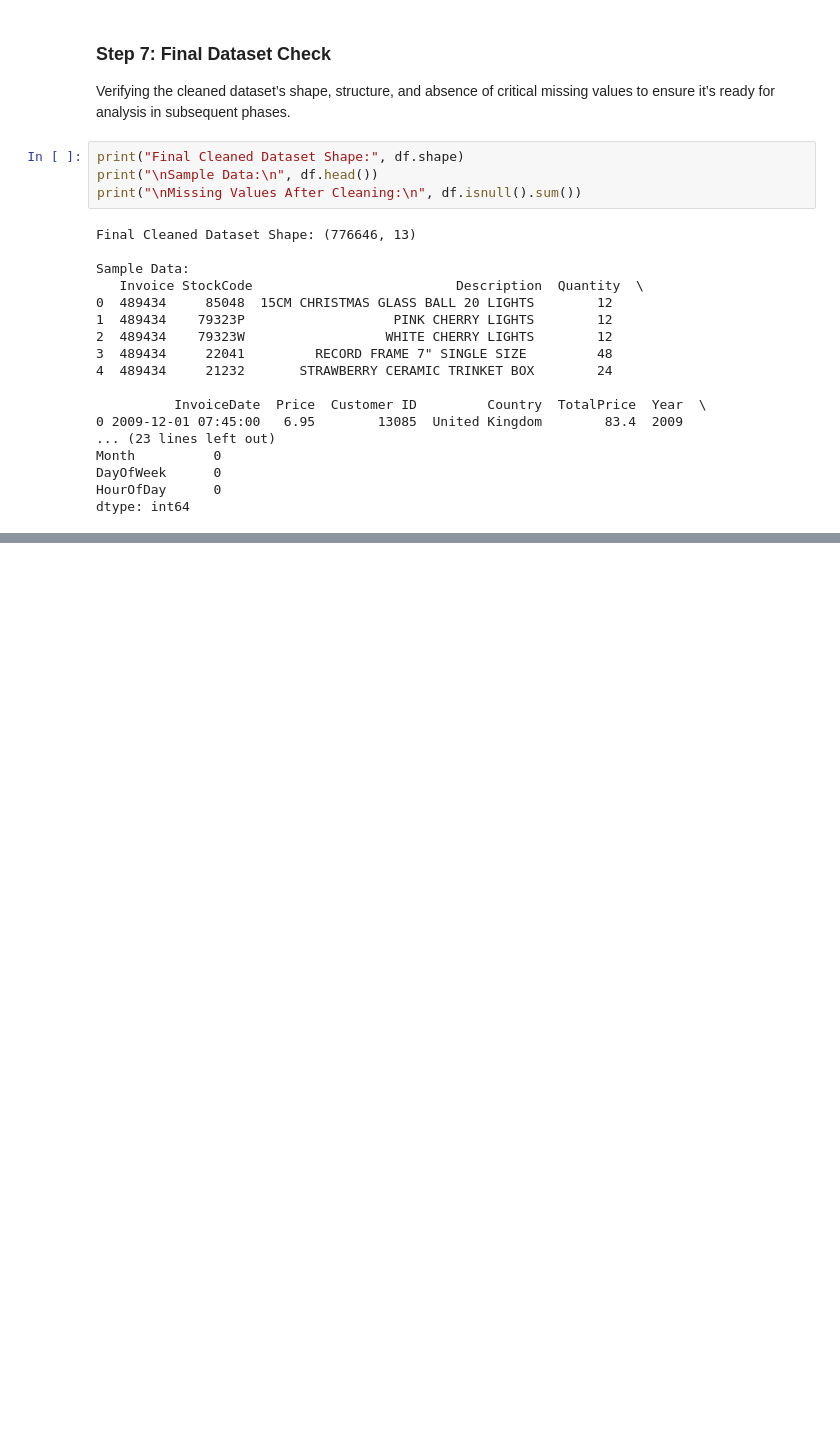
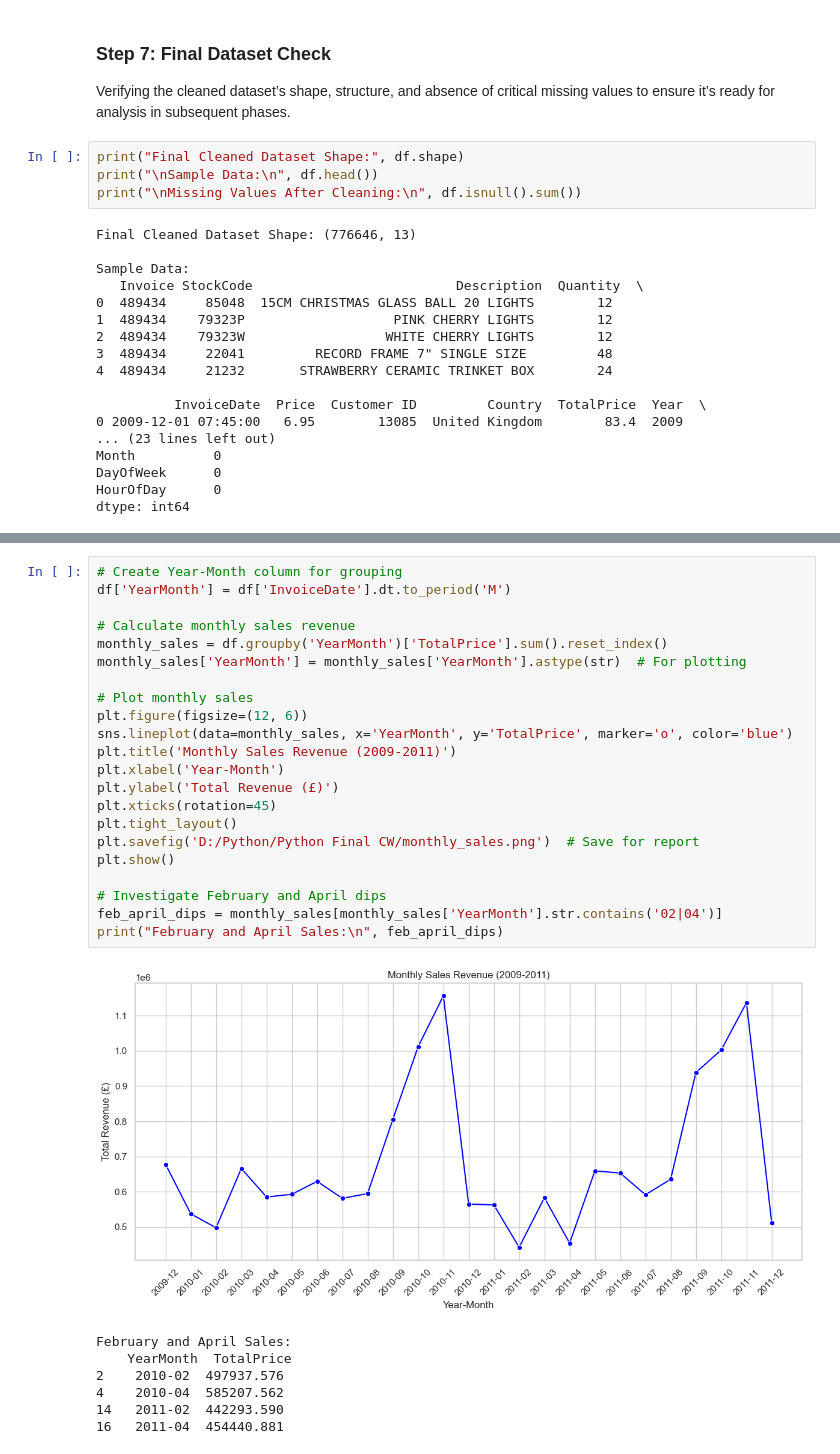
Before and after one commit to lihiniapsara/Python_Final_CW, a Jupyter notebook: UK-Based E-Commerce Retailer.ipynb, the cells around one changed output, grey strips where cells are left out. Cells and saved outputs as stored; diff of their text form; blank space fills up the shorter version.

Commit message:
3.2 Phase 2: Exploratory Data Analysis (EDA) & Insight Generation

```diff
--- a/UK-Based E-Commerce Retailer.ipynb
+++ b/UK-Based E-Commerce Retailer.ipynb
@@ -184,0 +222,30 @@ dtype: int64
+# %%
+# Create Year-Month column for grouping
+df['YearMonth'] = df['InvoiceDate'].dt.to_period('M')
+
+# Calculate monthly sales revenue
+monthly_sales = df.groupby('YearMonth')['TotalPrice'].sum().reset_index()
+monthly_sales['YearMonth'] = monthly_sales['YearMonth'].astype(str)  # For plotting
+
+# Plot monthly sales
+plt.figure(figsize=(12, 6))
+sns.lineplot(data=monthly_sales, x='YearMonth', y='TotalPrice', marker='o', color='blue')
+plt.title('Monthly Sales Revenue (2009-2011)')
+plt.xlabel('Year-Month')
+plt.ylabel('Total Revenue (£)')
+plt.xticks(rotation=45)
+plt.tight_layout()
+plt.savefig('D:/Python/Python Final CW/monthly_sales.png')  # Save for report
+plt.show()
+
+# Investigate February and April dips
+feb_april_dips = monthly_sales[monthly_sales['YearMonth'].str.contains('02|04')]
+print("February and April Sales:\n", feb_april_dips)
+# %% [output]
+[figure, added]
+February and April Sales:
+    YearMonth  TotalPrice
+2    2010-02  497937.576
+4    2010-04  585207.562
+14   2011-02  442293.590
+16   2011-04  454440.881
```
Also changed, not shown: parts of 9 cells of this notebook, 5 other files.
